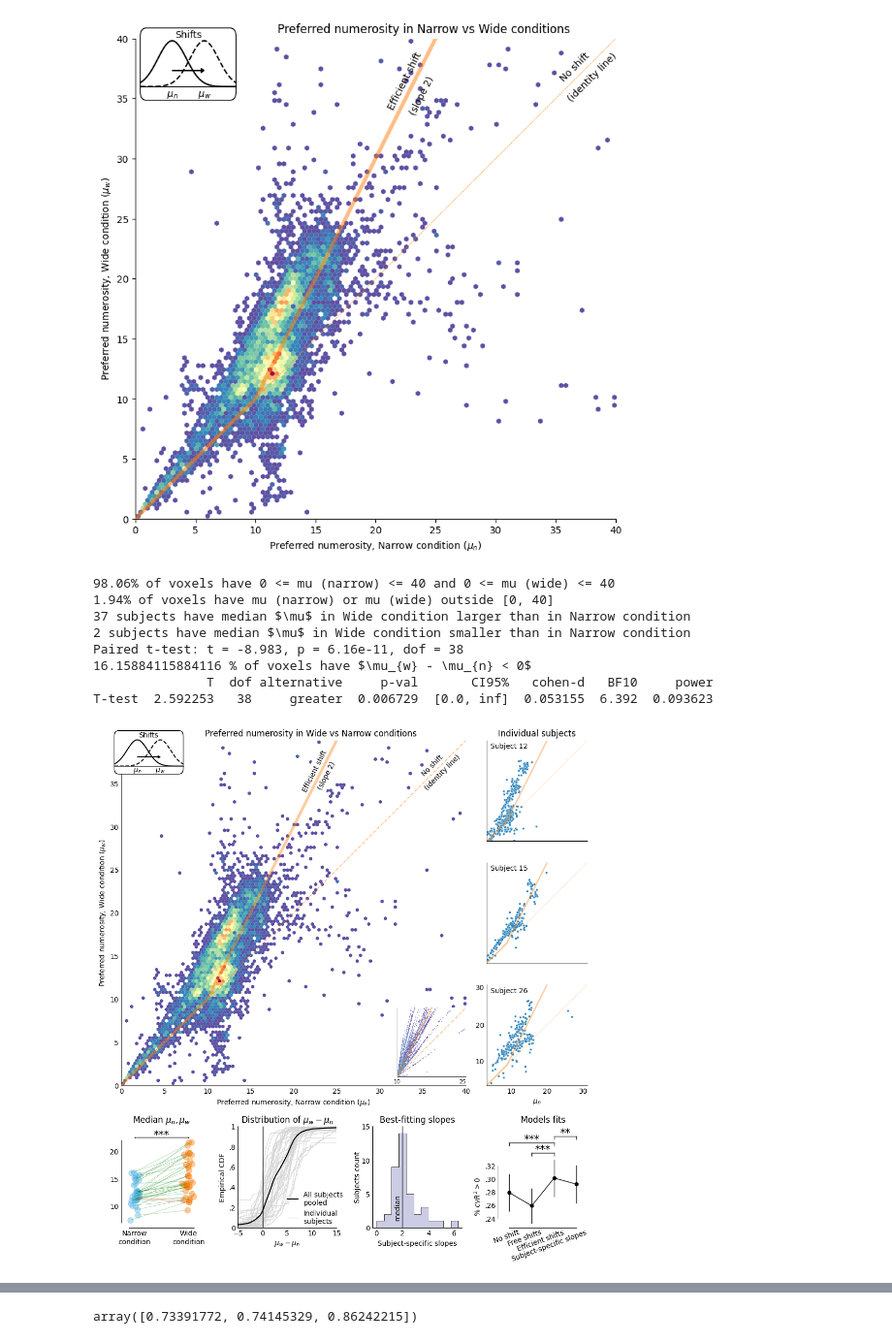
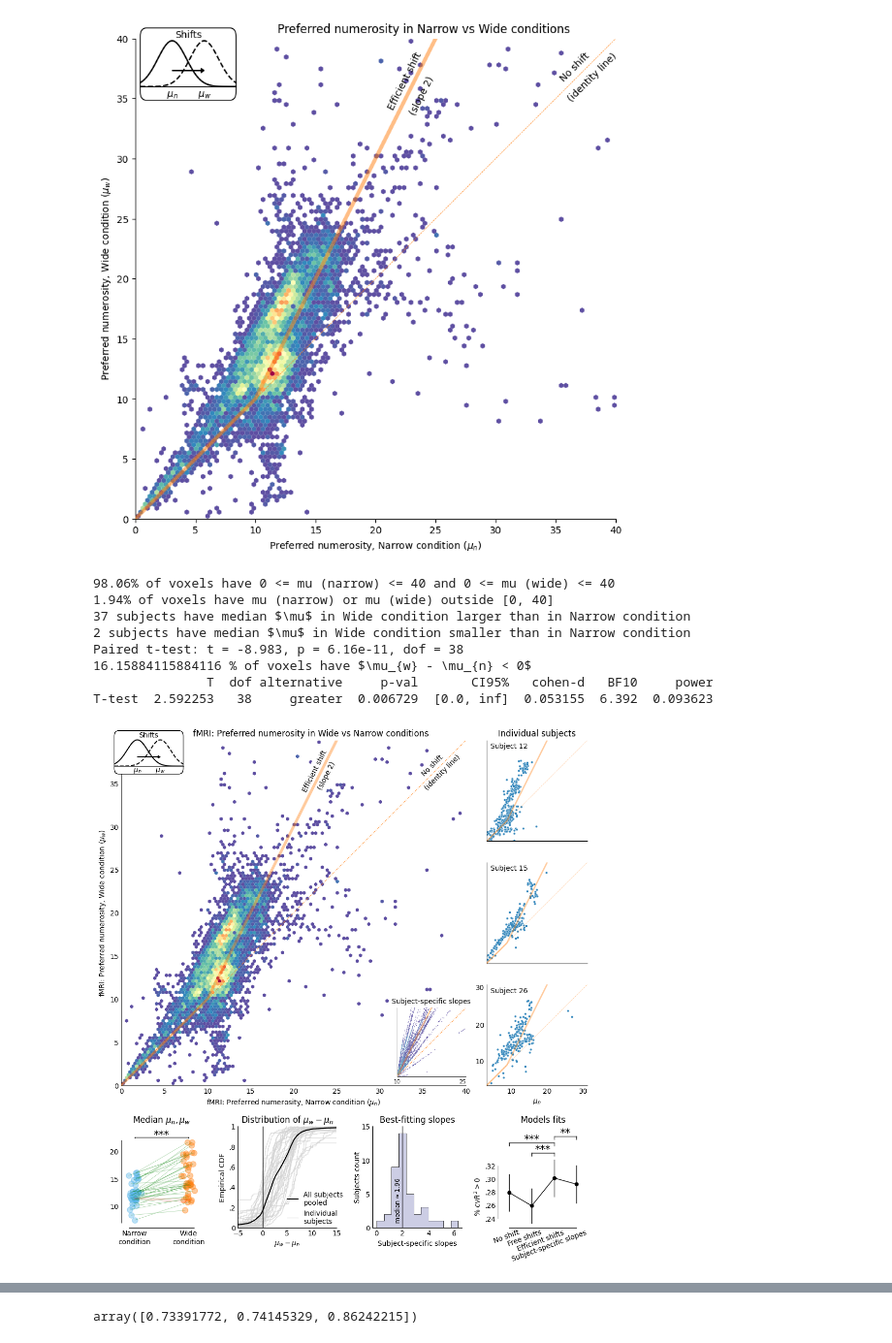
Before and after one commit to Gilles86/neural_priors, a Jupyter notebook: notebooks/fmri_models_analysis.ipynb, the cells around one changed output, grey strips where cells are left out. Shown at 97% size. Drawn from its saved outputs; the diff is of its cells as text; code cells hidden in the pictures.

```diff
--- a/notebooks/fmri_models_analysis.ipynb
+++ b/notebooks/fmri_models_analysis.ipynb
@@ -780,6 +811,21 @@ ax.hexbin(df3[ind].mu.narrow, df3[ind].mu.wide, gridsize=(60*np.array([np.sqrt(3
 # ys = [ df3[(df3.mu.narrow>=n-.5) & (df3.mu.narrow<=n+.5)].mu.wide.mean() for n in ns]
 # ysems = [ df3[(df3.mu.narrow>=n-.5) & (df3.mu.narrow<=n+.5)].mu.wide.sem() for n in ns]
 # ax.errorbar(ns, ys, yerr=ysems, color='#FF0000', lw=2, zorder=100)
+
+ax.set_xlim(0,nmax); ax.set_ylim(0,nmax)
+ax.axline((0,0), slope=1, color=LINE_COLOR, ls=':', lw=1, zorder=100)
+ax.plot([0, 10, 40], [0, 10, 70], c=LINE_COLOR, lw=4, alpha=.4, zorder=100)
+ax.set_xlabel('fMRI: Preferred numerosity, Narrow condition ($\mu_n$)')
+ax.set_ylabel('fMRI: Preferred numerosity, Wide condition ($\mu_w$)')
+ax.set_title('fMRI: Preferred numerosity in Wide vs Narrow conditions', x=.55, y=1.)
+ax.text(37.5, 37.5+1, 'No shift', fontsize=10, ha='right', va='top', rotation=45)
+ax.text(39.5, 37.5+1, '(identity line)', fontsize=10, ha='right', va='top', rotation=45)
+ax.text(24, 38+1,   'Efficient shift', fontsize=10, ha='right', va='top', rotation=63.43, backgroundcolor='w')
+ax.text(25, 36.7+1, '(slope 2)', fontsize=10, ha='right', va='top', rotation=63.43, backgroundcolor='w')
+#ax.text(22.5, 35+1,   'Efficient shift', fontsize=10, ha='right', va='top', rotation=63.43, backgroundcolor='w')
+#ax.text(23.5, 33.7+1, '(slope 2)', fontsize=10, ha='right', va='top', rotation=63.43)
+#ax.grid()
+ax.set_yticks([0,5,10,15,20,25,30,35])
 
 ax.tick_params(axis='both', length=0)
 
@@ -840,23 +886,7 @@ if True:
     inset_ax2.set_xticks([10,25]); inset_ax2.set_yticks([10,25]); inset_ax2.set_yticklabels([None,None]);
     inset_ax2.tick_params(axis='both', labelsize=8, length=0)
     inset_ax2.get_xticklabels()[-1].set_ha('right')
-    #inset_ax2.set_title('Subject-specific slopes')
-
-
-ax.set_xlim(0,nmax); ax.set_ylim(0,nmax)
-ax.axline((0,0), slope=1, color=LINE_COLOR, ls=':', lw=1, zorder=100)
-ax.plot([0, 10, 40], [0, 10, 70], c=LINE_COLOR, lw=4, alpha=.4, zorder=100)
-ax.set_xlabel('Preferred numerosity, Narrow condition ($\mu_n$)')
-ax.set_ylabel('Preferred numerosity, Wide condition ($\mu_w$)')
-ax.set_title('Preferred numerosity in Wide vs Narrow conditions', x=.55, y=1.)
-ax.text(37.5, 37.5+1, 'No shift', fontsize=10, ha='right', va='top', rotation=45)
-ax.text(39.5, 37.5+1, '(identity line)', fontsize=10, ha='right', va='top', rotation=45)
-ax.text(24, 38+1,   'Efficient shift', fontsize=10, ha='right', va='top', rotation=63.43, backgroundcolor='w')
-ax.text(25, 36.7+1, '(slope 2)', fontsize=10, ha='right', va='top', rotation=63.43, backgroundcolor='w')
-#ax.text(22.5, 35+1,   'Efficient shift', fontsize=10, ha='right', va='top', rotation=63.43, backgroundcolor='w')
-#ax.text(23.5, 33.7+1, '(slope 2)', fontsize=10, ha='right', va='top', rotation=63.43)
-#ax.grid()
-ax.set_yticks([0,5,10,15,20,25,30,35])
+    inset_ax2.set_title('Subject-specific slopes', backgroundcolor='w', fontsize=10)
 
 
 
@@ -962,7 +992,7 @@ ax.set_ylabel('Subjects count', labelpad=0)
 ax.tick_params(axis='both', length=0)
 # ax.axvline(2, color=LINE_COLOR, linestyle='-', lw=1)
 ax.axvline(ratio_mu.median(), color='k', linestyle='-', lw=1)
-ax.text(ratio_mu.median()-.05, 3, 'median', rotation=90, va='center', ha='right')
+ax.text(ratio_mu.median()-.05, 4., f'median$\\approx${ratio_mu.median():.2f}', rotation=90, va='center', ha='right', fontsize=9)
 
 
 ########## Proportion cvR2>0
@@ -989,31 +1019,31 @@ ax.set_ylabel('% $cvR^2 > 0$', y=.5, ha='right')
 #ax.set_ylim(.23, .33)
 ax.spines.left.set_bounds((.24, .32))
 ax.spines.bottom.set_bounds((0, 3))
 sns.despine(fig)
 # (0,4), (3,4), (5,4)
 vll = 0.005
 star_size = 15
 star_offset = -.0025
 star_line(ax, 0, 2, .355, compare_res_est.loc[(0,4)]['p-val'], vertical_lines_length=vll, star_size=star_size, star_offset=star_offset)
 star_line(ax, 1, 2, .340, compare_res_est.loc[(3,4)]['p-val'], vertical_lines_length=vll, star_size=star_size, star_offset=star_offset)
 #star_line(ax, 3, 2, .365, compare_res_est.loc[(4,5)]['p-val'], vertical_lines_length=vll, star_size=star_size, star_offset=star_offset)
 onesided_test = pg.ttest(x=rez_est[4], y=rez_est[5], paired=True, alternative='greater')
 star_line(ax, 3, 2, .365, onesided_test.iloc[0]['p-val'], vertical_lines_length=vll, star_size=star_size, star_offset=star_offset)
 print(onesided_test)
 ax.set_title('Models fits')
 ax.set_ylim(None, .38)
 
 sns.despine(fig)
 sns.despine(ax=icon_ax, left=True)
 
 fig.savefig('figures/mu_wide_vs_narrow.pdf', bbox_inches='tight')
 # %% [output]
 98.06% of voxels have 0 <= mu (narrow) <= 40 and 0 <= mu (wide) <= 40
 1.94% of voxels have mu (narrow) or mu (wide) outside [0, 40]
 37 subjects have median $\mu$ in Wide condition larger than in Narrow condition
 2 subjects have median $\mu$ in Wide condition smaller than in Narrow condition
 Paired t-test: t = -8.983, p = 6.16e-11, dof = 38
 16.15884115884116 % of voxels have $\mu_{w} - \mu_{n} < 0$
                T  dof alternative     p-val       CI95%   cohen-d   BF10     power
 T-test  2.592253   38     greater  0.006729  [0.0, inf]  0.053155  6.392  0.093623
-[figure, old version]
+[figure, new version]
```
Also changed, not shown: parts of 8 cells of this notebook.
